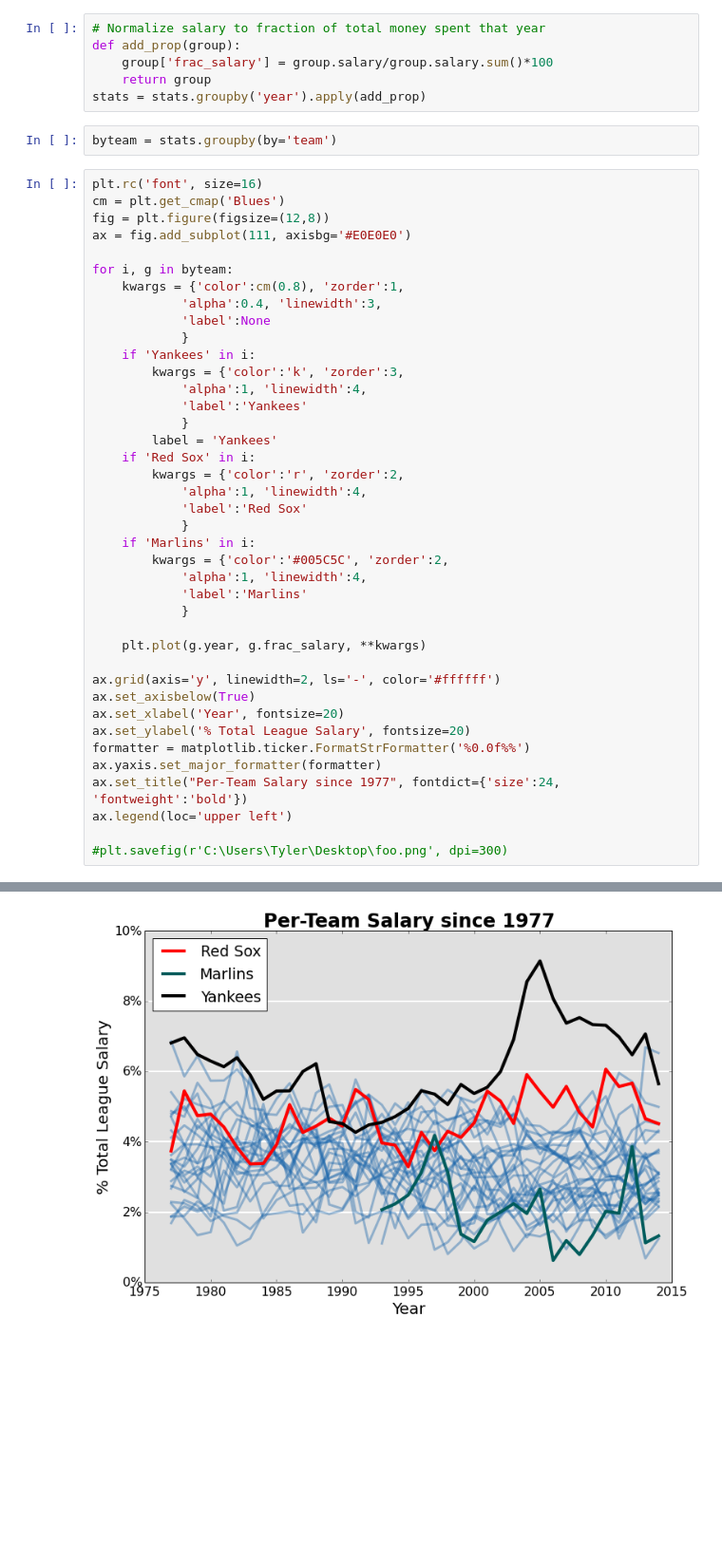
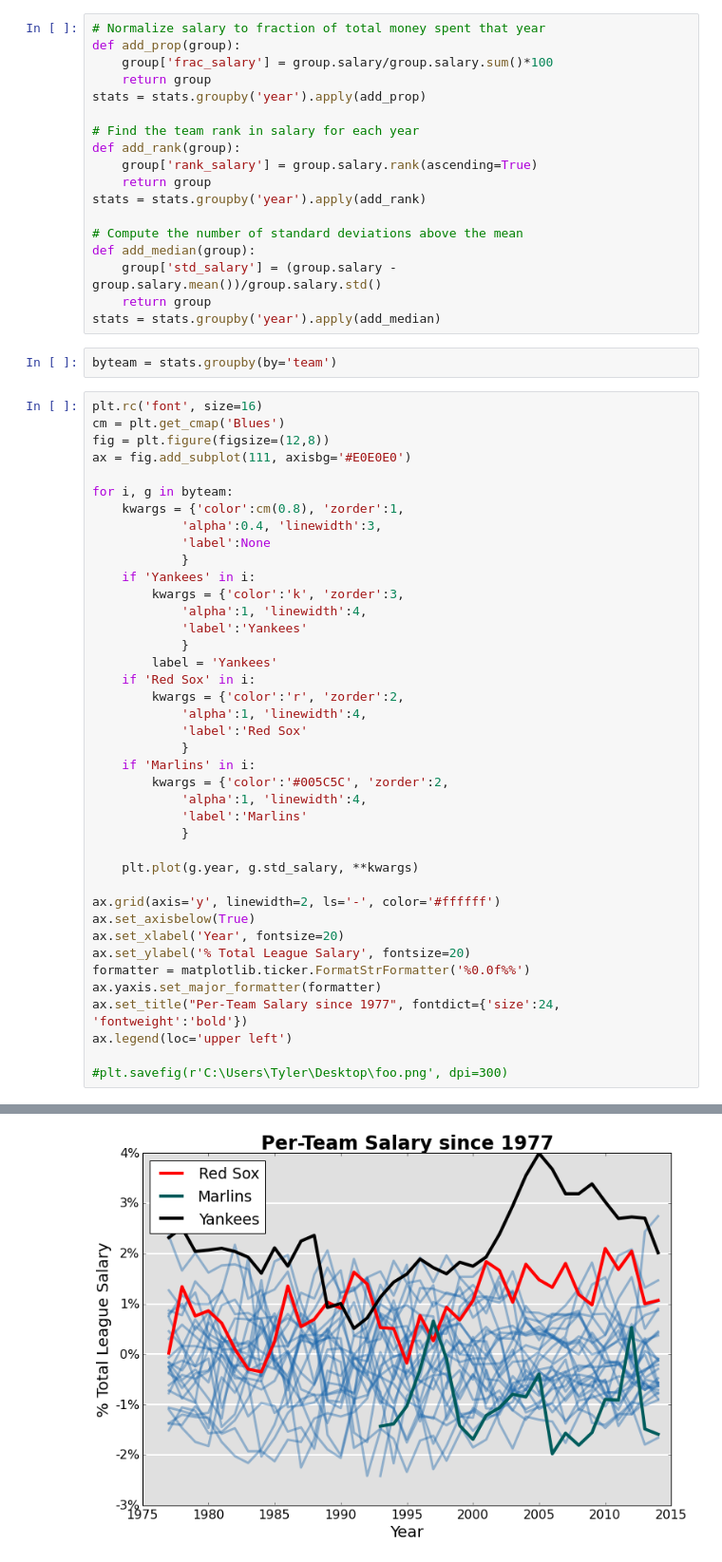
Before and after one commit to tyleha/personal, a Jupyter notebook: baseball.ipynb, the cells around one changed output, grey strips where cells are left out. Shown at 95% size. Saved outputs shown, nothing was run; the diff lists cells and outputs as text; blank space fills up the shorter version.

Commit message:
plots of sigma from mean and salary rank completed. scatter plot of wins vs std from mean also up and running. pandas=easy

```diff
--- a/baseball.ipynb
+++ b/baseball.ipynb
@@ -131,6 +132,18 @@ def add_prop(group):
     group['frac_salary'] = group.salary/group.salary.sum()*100
     return group
 stats = stats.groupby('year').apply(add_prop)
+
+# Find the team rank in salary for each year
+def add_rank(group):
+    group['rank_salary'] = group.salary.rank(ascending=True)
+    return group
+stats = stats.groupby('year').apply(add_rank)
+
+# Compute the number of standard deviations above the mean
+def add_median(group):
+    group['std_salary'] = (group.salary - group.salary.mean())/group.salary.std()
+    return group
+stats = stats.groupby('year').apply(add_median)
 # %%
 byteam = stats.groupby(by='team')
 # %%
@@ -147,32 +160,32 @@ for i, g in byteam:
     if 'Yankees' in i:
         kwargs = {'color':'k', 'zorder':3,
             'alpha':1, 'linewidth':4,
             'label':'Yankees'
             }
         label = 'Yankees'
     if 'Red Sox' in i:
         kwargs = {'color':'r', 'zorder':2,
             'alpha':1, 'linewidth':4,
             'label':'Red Sox'
             }
     if 'Marlins' in i:
         kwargs = {'color':'#005C5C', 'zorder':2,
             'alpha':1, 'linewidth':4,
             'label':'Marlins'
             }
 
-    plt.plot(g.year, g.frac_salary, **kwargs)
+    plt.plot(g.year, g.std_salary, **kwargs)
 
 ax.grid(axis='y', linewidth=2, ls='-', color='#ffffff')
 ax.set_axisbelow(True)
 ax.set_xlabel('Year', fontsize=20)
 ax.set_ylabel('% Total League Salary', fontsize=20)
 formatter = matplotlib.ticker.FormatStrFormatter('%0.0f%%')
 ax.yaxis.set_major_formatter(formatter)
 ax.set_title("Per-Team Salary since 1977", fontdict={'size':24, 'fontweight':'bold'})
 ax.legend(loc='upper left')
 
 #plt.savefig(r'C:\Users\Tyler\Desktop\foo.png', dpi=300)
 # %% [output]
 <matplotlib.legend.Legend at 0x...>
-[figure, old version]
+[figure, new version]
```
Also changed, not shown: parts of 6 cells of this notebook, 1 other file.
